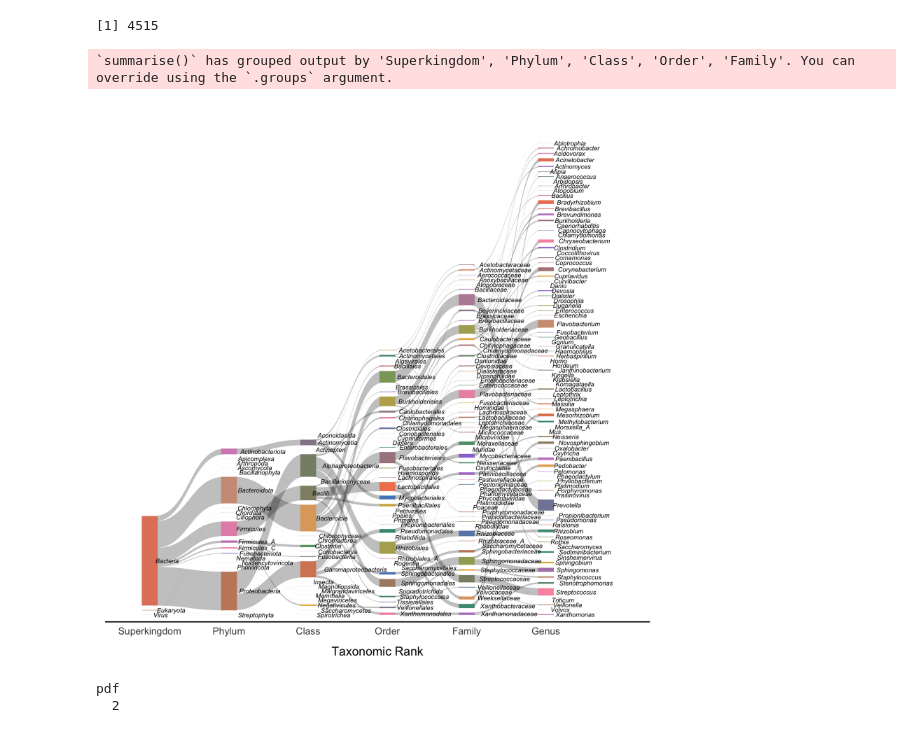
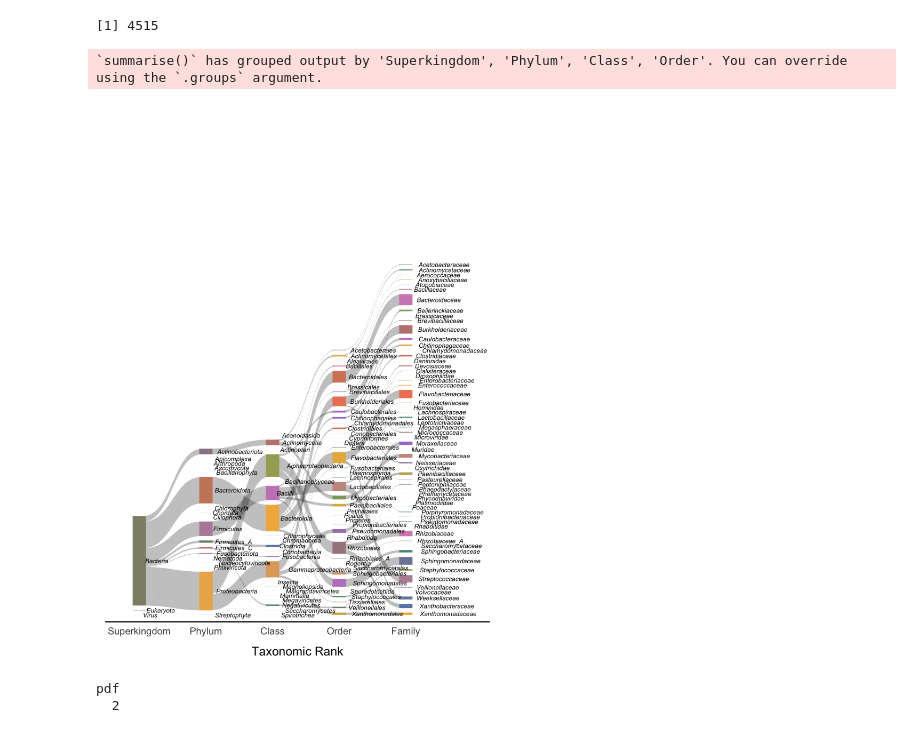
Before and after one commit to Arcadia-Science/seqqc-build-contam-db, a Jupyter notebook: notebooks/20230110-sankey-diagram-of-contam-db.ipynb, the cells around one changed output. Cells and saved outputs as stored; diff of their text form; code cells hidden in the pictures.

```diff
--- a/notebooks/20230110-sankey-diagram-of-contam-db.ipynb
+++ b/notebooks/20230110-sankey-diagram-of-contam-db.ipynb
@@ -20,7 +20,7 @@ The following objects are masked from ‘package:base’:
 setwd("..")
 # %%
 # define taxonomic levels to visualize out to
-agglom_cols <- c("Superkingdom", "Phylum", "Class", "Order", "Family", "Genus")
+agglom_cols <- c("Superkingdom", "Phylum", "Class", "Order", "Family")
 # %%
 # read contam db taxonomic lineage CSV from OSF
 taxonomy_csv <- read_csv("https://osf.io/jpdte/download")
@@ -58,7 +58,7 @@ taxonomy_csv2 <- taxonomy_csv2 %>%
   dplyr::summarize(sum_weight = sum(.data$weight)) %>%
   tidyr::drop_na()
 # %% [output]
-`summarise()` has grouped output by 'Superkingdom', 'Phylum', 'Class', 'Order', 'Family'. You can override using the `.groups` argument.
+`summarise()` has grouped output by 'Superkingdom', 'Phylum', 'Class', 'Order'. You can override using the `.groups` argument.
 # %%
 # format data for sankey plot
 data <- ggforce::gather_set_data(taxonomy_csv2, 1:length(agglom_cols))
@@ -90,9 +90,9 @@ sankey_plt <- ggplot2::ggplot(data, ggplot2::aes(x = .data$x, id = .data$id, spl
   ggplot2::scale_fill_manual(values = palette)
 # %%
 # adjust plot size rendered inline
-options(repr.plot.width = 7, repr.plot.height = 7, repr.plot.res = 300)
+options(repr.plot.width = 5, repr.plot.height = 7, repr.plot.res = 300)
 
 sankey_plt
 # %% [output]
-[figure, old version]
+[figure, new version]
 # %%
```
Also changed, not shown: parts of 3 cells of this notebook.
